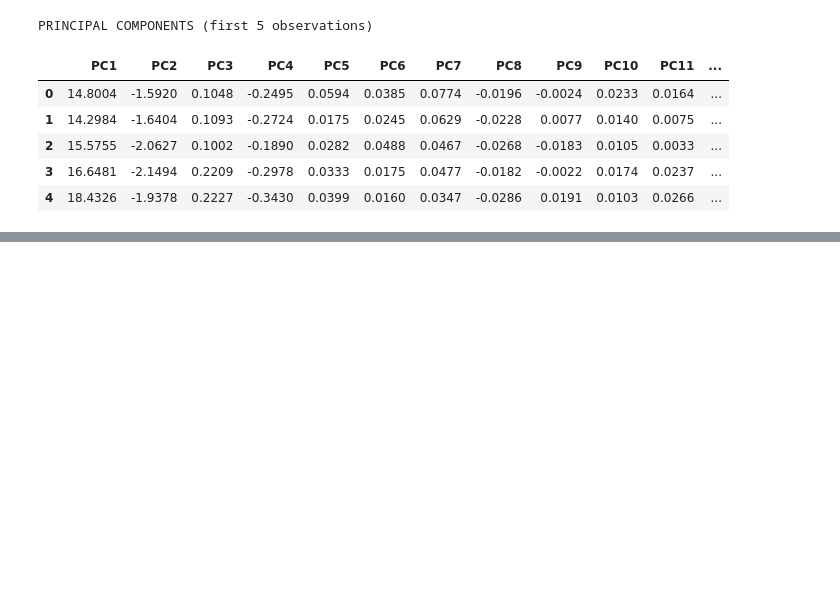
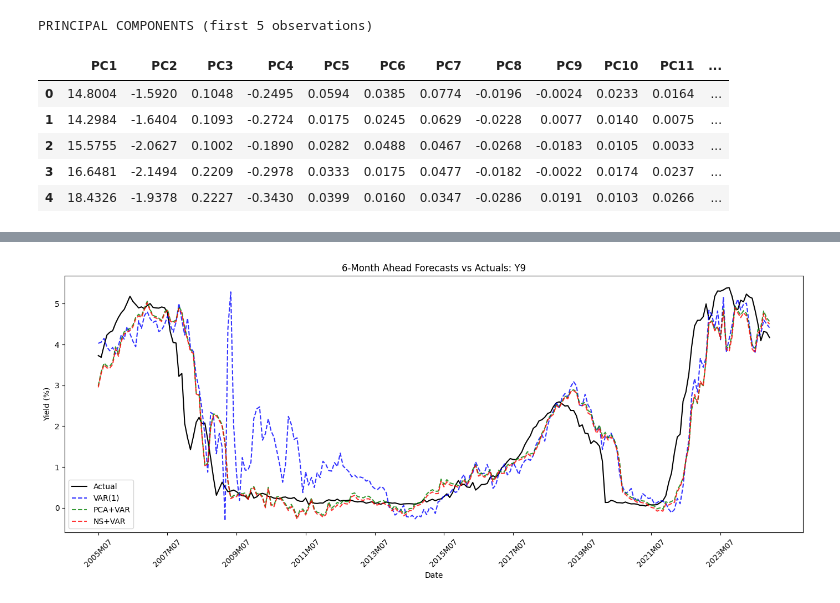
Before and after one commit to bashkip/qmf_a2, a Jupyter notebook: main.ipynb, the cells around one changed output, grey strips where cells are left out. Saved outputs shown, nothing was run; the diff lists cells and outputs as text; code cells hidden in the pictures; blank space fills up the shorter version.

```diff
--- a/main.ipynb
+++ b/main.ipynb
@@ -371,0 +867,21 @@ PRINCIPAL COMPONENTS (first 5 observations)
+# %%
+# ===== PLOT FORECASTS VS ACTUALS FOR A SINGLE MATURITY =====
+maturity_idx = 2  # Change this: 0=Y3, 1=Y6, ..., 16=Y120
+
+maturity_name = yield_cols[maturity_idx]
+
+plt.figure(figsize=(14, 6))
+plt.plot(forecast_dates, actuals[:, maturity_idx], 'k-', label='Actual', linewidth=1.5)
+plt.plot(forecast_dates, forecasts_var[:, maturity_idx], 'b--', label='VAR(1)', alpha=0.8)
+plt.plot(forecast_dates, forecasts_pca[:, maturity_idx], 'g--', label='PCA+VAR', alpha=0.8)
+plt.plot(forecast_dates, forecasts_ns[:, maturity_idx], 'r--', label='NS+VAR', alpha=0.8)
+
+plt.xlabel('Date')
+plt.ylabel('Yield (%)')
+plt.title(f'6-Month Ahead Forecasts vs Actuals: {maturity_name}')
+plt.legend()
+plt.xticks(forecast_dates[::24], rotation=45)  # show every 2 years
+plt.tight_layout()
+plt.show()
+# %% [output]
+[figure, added]
```
Also changed, not shown: parts of 9 cells of this notebook.
